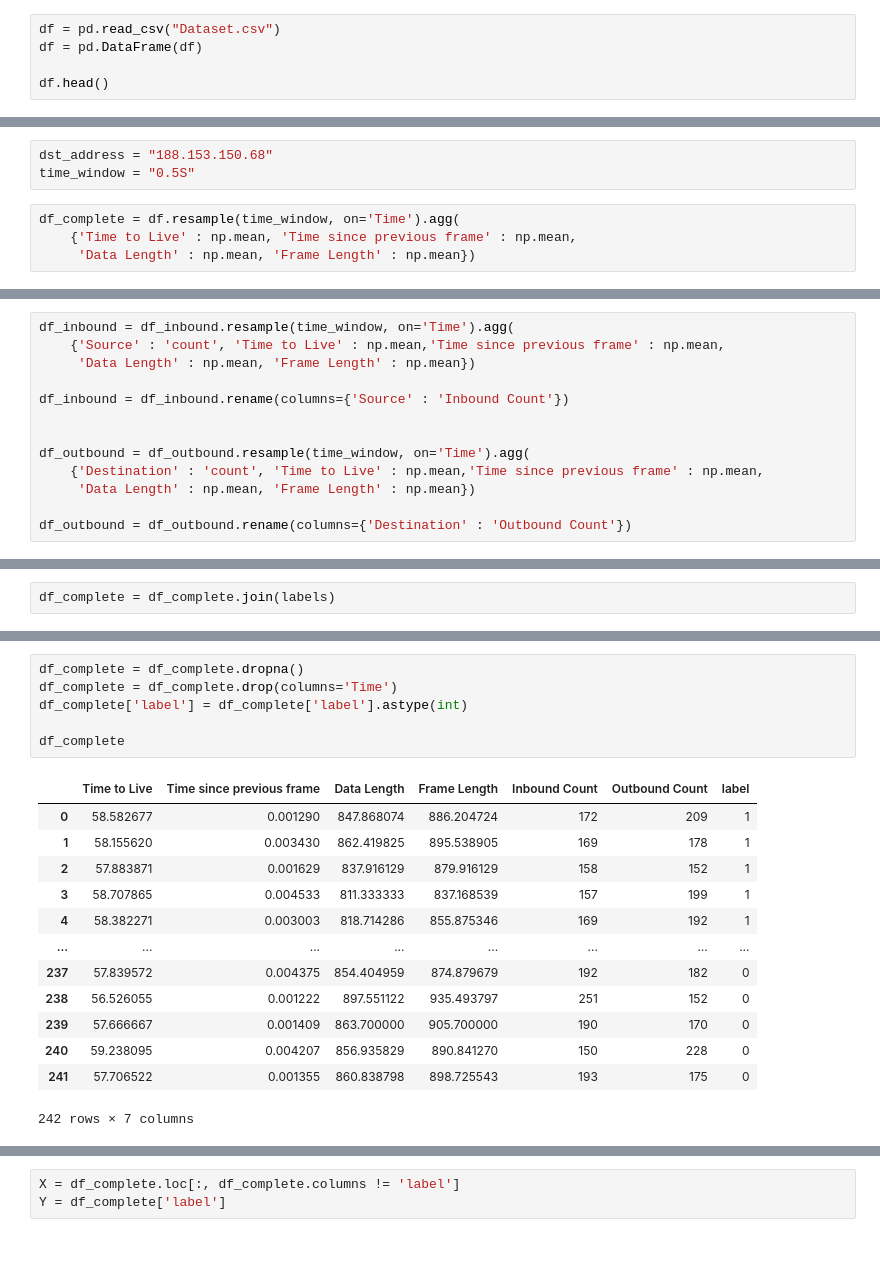
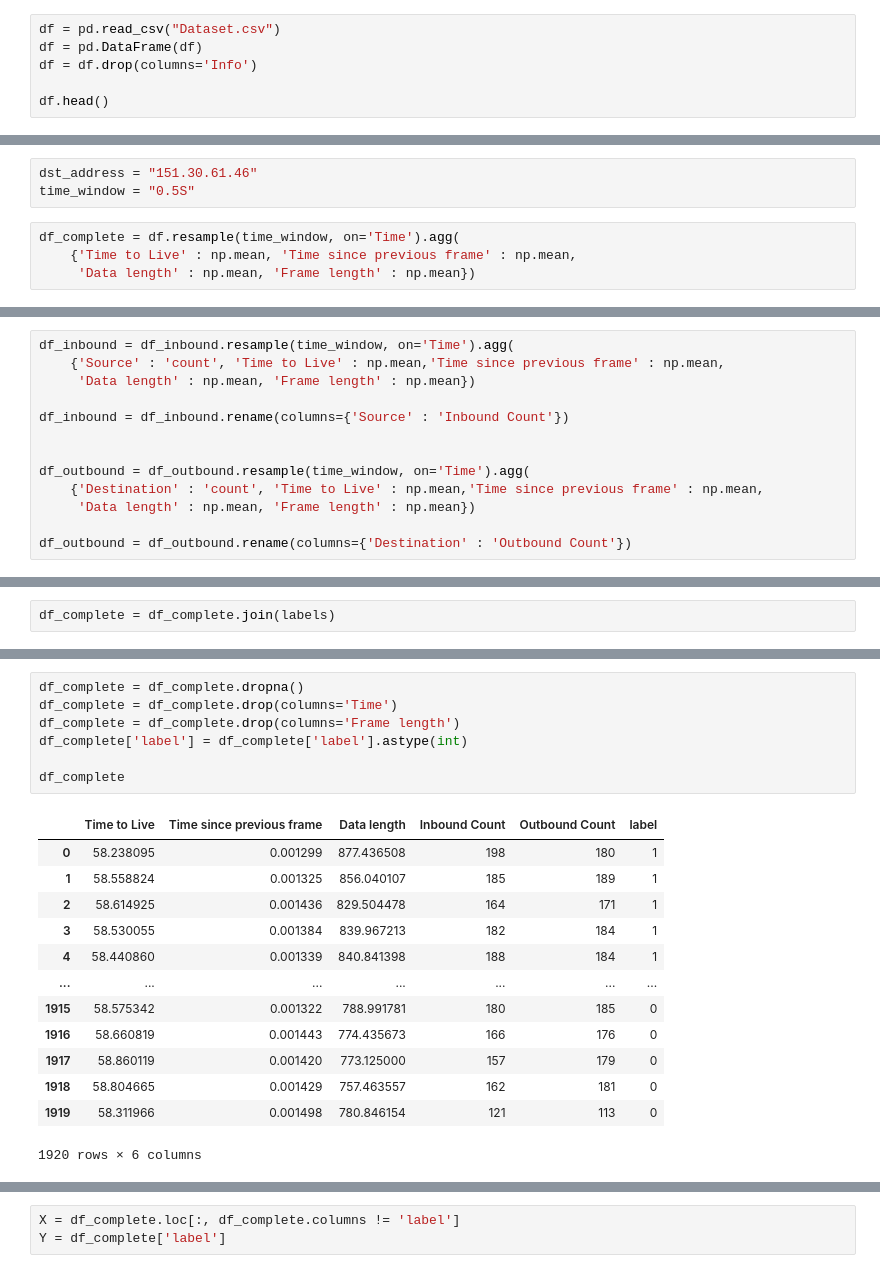
Before and after one commit to MassimilianoArca/IoT-WI-project, a Jupyter notebook: Project.ipynb, the cells around one changed output, grey strips where cells are left out. Drawn from its saved outputs; the diff is of its cells as text.

```diff
--- a/Project.ipynb
+++ b/Project.ipynb
@@ -12,6 +13,7 @@ import matplotlib.pyplot as plt
 # %%
 df = pd.read_csv("Dataset.csv")
 df = pd.DataFrame(df)
+df = df.drop(columns='Info')
 
 df.head()
 # %% [output]
@@ -29,12 +31,12 @@ df = df.drop(columns=['No.'])
 In order to create a useful dataset to fit the models, we have to create samples by windowing the raw dataset with window of T seconds.
 While aggregating every T seconds, we compute some useful features.
 # %%
-dst_address = "188.153.150.68"
+dst_address = "151.30.61.46"
 time_window = "0.5S"
 # %%
 df_complete = df.resample(time_window, on='Time').agg(
     {'Time to Live' : np.mean, 'Time since previous frame' : np.mean,
-     'Data Length' : np.mean, 'Frame Length' : np.mean})
+     'Data length' : np.mean, 'Frame length' : np.mean})
 # %%
 df_complete.head()
 # %% [output]
@@ -57,14 +59,14 @@ df_outbound = df_outbound.drop(columns=['Source'])
 # %%
 df_inbound = df_inbound.resample(time_window, on='Time').agg(
     {'Source' : 'count', 'Time to Live' : np.mean,'Time since previous frame' : np.mean,
-     'Data Length' : np.mean, 'Frame Length' : np.mean})
+     'Data length' : np.mean, 'Frame length' : np.mean})
 
 df_inbound = df_inbound.rename(columns={'Source' : 'Inbound Count'})
 
 
 df_outbound = df_outbound.resample(time_window, on='Time').agg(
     {'Destination' : 'count', 'Time to Live' : np.mean,'Time since previous frame' : np.mean,
-     'Data Length' : np.mean, 'Frame Length' : np.mean})
+     'Data length' : np.mean, 'Frame length' : np.mean})
 
 df_outbound = df_outbound.rename(columns={'Destination' : 'Outbound Count'})
 # %%
@@ -103,20 +114,21 @@ df_complete = df_complete.join(labels)
 # %%
 df_complete = df_complete.dropna()
 df_complete = df_complete.drop(columns='Time')
+df_complete = df_complete.drop(columns='Frame length')
 df_complete['label'] = df_complete['label'].astype(int)
 
 df_complete
 # %% [output]
-|  | Time to Live | Time since previous frame | Data Length | Frame Length | Inbound Count | Outbound Count | label |
-| 0 | 58.582677 | 0.001290 | 847.868074 | 886.204724 | 172 | 209 | 1 |
-| 1 | 58.155620 | 0.003430 | 862.419825 | 895.538905 | 169 | 178 | 1 |
-| 2 | 57.883871 | 0.001629 | 837.916129 | 879.916129 | 158 | 152 | 1 |
-| 3 | 58.707865 | 0.004533 | 811.333333 | 837.168539 | 157 | 199 | 1 |
-| 4 | 58.382271 | 0.003003 | 818.714286 | 855.875346 | 169 | 192 | 1 |
-| ... | ... | ... | ... | ... | ... | ... | ... |
-| 237 | 57.839572 | 0.004375 | 854.404959 | 874.879679 | 192 | 182 | 0 |
-| 238 | 56.526055 | 0.001222 | 897.551122 | 935.493797 | 251 | 152 | 0 |
-| 239 | 57.666667 | 0.001409 | 863.700000 | 905.700000 | 190 | 170 | 0 |
-| 240 | 59.238095 | 0.004207 | 856.935829 | 890.841270 | 150 | 228 | 0 |
-| 241 | 57.706522 | 0.001355 | 860.838798 | 898.725543 | 193 | 175 | 0 |
+|  | Time to Live | Time since previous frame | Data length | Inbound Count | Outbound Count | label |
+| 0 | 58.238095 | 0.001299 | 877.436508 | 198 | 180 | 1 |
+| 1 | 58.558824 | 0.001325 | 856.040107 | 185 | 189 | 1 |
+| 2 | 58.614925 | 0.001436 | 829.504478 | 164 | 171 | 1 |
+| 3 | 58.530055 | 0.001384 | 839.967213 | 182 | 184 | 1 |
+| 4 | 58.440860 | 0.001339 | 840.841398 | 188 | 184 | 1 |
+| ... | ... | ... | ... | ... | ... | ... |
+| 1915 | 58.575342 | 0.001322 | 788.991781 | 180 | 185 | 0 |
+| 1916 | 58.660819 | 0.001443 | 774.435673 | 166 | 176 | 0 |
+| 1917 | 58.860119 | 0.001420 | 773.125000 | 157 | 179 | 0 |
+| 1918 | 58.804665 | 0.001429 | 757.463557 | 162 | 181 | 0 |
+| 1919 | 58.311966 | 0.001498 | 780.846154 | 121 | 113 | 0 |
-242 rows × 7 columns
+1920 rows × 6 columns
```
Also changed, not shown: parts of 18 cells of this notebook.
